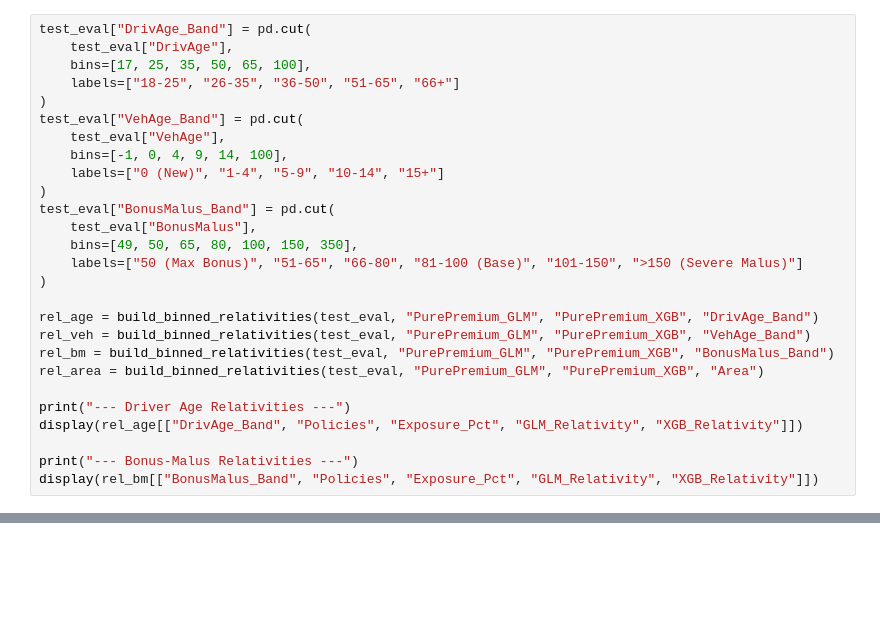
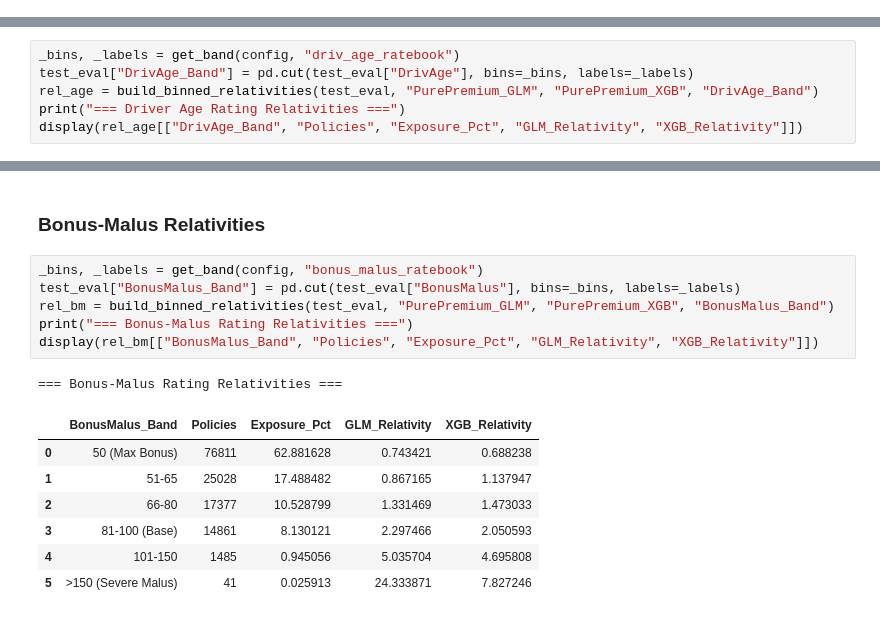
Before and after one commit to Gladnx/motor-insurance-risk-modeling, a Jupyter notebook: notebooks/06_shap_explainability_ratebook.ipynb, the cells around one changed output, grey strips where cells are left out. Drawn from its saved outputs; the diff is of its cells as text; blank space fills up the shorter version.

```diff
--- a/notebooks/06_shap_explainability_ratebook.ipynb
+++ b/notebooks/06_shap_explainability_ratebook.ipynb
@@ -132,27 +236,0 @@ Comparison of exposure-weighted marginal relativities across demographic, vehicl
-# %%
-test_eval["DrivAge_Band"] = pd.cut(
-    test_eval["DrivAge"],
-    bins=[17, 25, 35, 50, 65, 100],
-    labels=["18-25", "26-35", "36-50", "51-65", "66+"]
-)
-test_eval["VehAge_Band"] = pd.cut(
-    test_eval["VehAge"],
-    bins=[-1, 0, 4, 9, 14, 100],
-    labels=["0 (New)", "1-4", "5-9", "10-14", "15+"]
-)
-test_eval["BonusMalus_Band"] = pd.cut(
-    test_eval["BonusMalus"],
-    bins=[49, 50, 65, 80, 100, 150, 350],
-    labels=["50 (Max Bonus)", "51-65", "66-80", "81-100 (Base)", "101-150", ">150 (Severe Malus)"]
-)
-
-rel_age = build_binned_relativities(test_eval, "PurePremium_GLM", "PurePremium_XGB", "DrivAge_Band")
-rel_veh = build_binned_relativities(test_eval, "PurePremium_GLM", "PurePremium_XGB", "VehAge_Band")
-rel_bm = build_binned_relativities(test_eval, "PurePremium_GLM", "PurePremium_XGB", "BonusMalus_Band")
-rel_area = build_binned_relativities(test_eval, "PurePremium_GLM", "PurePremium_XGB", "Area")
-
-print("--- Driver Age Relativities ---")
-display(rel_age[["DrivAge_Band", "Policies", "Exposure_Pct", "GLM_Relativity", "XGB_Relativity"]])
-
-print("--- Bonus-Malus Relativities ---")
-display(rel_bm[["BonusMalus_Band", "Policies", "Exposure_Pct", "GLM_Relativity", "XGB_Relativity"]])
@@ -241,0 +241,6 @@ Pred Freq: XGB = 0.0875 / GLM = 0.0964 | Pure Premium: XGB = €143.67 / GLM =
+# %%
+_bins, _labels = get_band(config, "driv_age_ratebook")
+test_eval["DrivAge_Band"] = pd.cut(test_eval["DrivAge"], bins=_bins, labels=_labels)
+rel_age = build_binned_relativities(test_eval, "PurePremium_GLM", "PurePremium_XGB", "DrivAge_Band")
+print("=== Driver Age Rating Relativities ===")
+display(rel_age[["DrivAge_Band", "Policies", "Exposure_Pct", "GLM_Relativity", "XGB_Relativity"]])
@@ -241,0 +255,17 @@ Pred Freq: XGB = 0.0875 / GLM = 0.0964 | Pure Premium: XGB = €143.67 / GLM =
+# %% [markdown]
+### Bonus-Malus Relativities
+# %%
+_bins, _labels = get_band(config, "bonus_malus_ratebook")
+test_eval["BonusMalus_Band"] = pd.cut(test_eval["BonusMalus"], bins=_bins, labels=_labels)
+rel_bm = build_binned_relativities(test_eval, "PurePremium_GLM", "PurePremium_XGB", "BonusMalus_Band")
+print("=== Bonus-Malus Rating Relativities ===")
+display(rel_bm[["BonusMalus_Band", "Policies", "Exposure_Pct", "GLM_Relativity", "XGB_Relativity"]])
+# %% [output]
+=== Bonus-Malus Rating Relativities ===
+|  | BonusMalus_Band | Policies | Exposure_Pct | GLM_Relativity | XGB_Relativity |
+| 0 | 50 (Max Bonus) | 76811 | 62.881628 | 0.743421 | 0.688238 |
+| 1 | 51-65 | 25028 | 17.488482 | 0.867165 | 1.137947 |
+| 2 | 66-80 | 17377 | 10.528799 | 1.331469 | 1.473033 |
+| 3 | 81-100 (Base) | 14861 | 8.130121 | 2.297466 | 2.050593 |
+| 4 | 101-150 | 1485 | 0.945056 | 5.035704 | 4.695808 |
+| 5 | >150 (Severe Malus) | 41 | 0.025913 | 24.333871 | 7.827246 |
```
Also changed, not shown: parts of 24 cells of this notebook, 29 other files.
